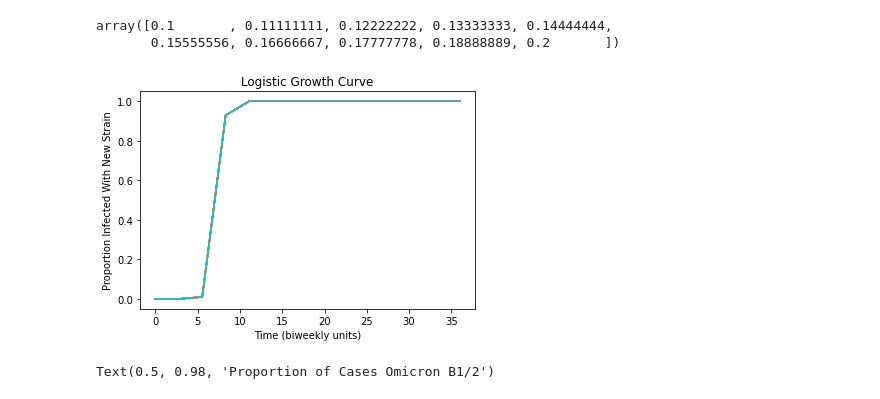
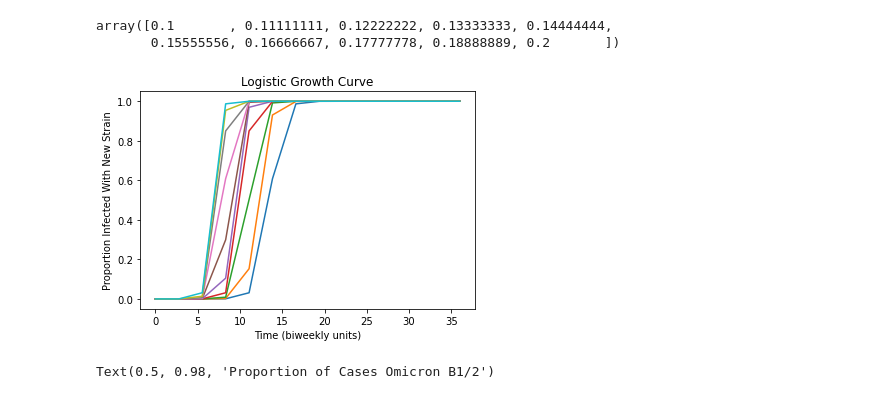
Before and after one commit to JennyHuang19/DOMATH_2022_COVID_MODELING, a Jupyter notebook: is_beta_wave_consistent.ipynb, the cells around one changed output. Saved outputs shown, nothing was run; the diff lists cells and outputs as text; code cells hidden in the pictures.

Commit message:
added logistic transformation for x

```diff
--- a/is_beta_wave_consistent.ipynb
+++ b/is_beta_wave_consistent.ipynb
@@ -421,31 +412,31 @@ array([0.1       , 0.11111111, 0.12222222, 0.13333333, 0.14444444,
 # %%
 # Population size of USA
 N = 329000000
 
 for diff_beta in diff_beta_grid:
 
     # proportions of i_1 and i_2
     prop_i_2 = 1/N # initial proportion of variant 2: i_2/(i_2+i_1) (find what epsilon*N)
     x = [1-prop_i_2, prop_i_2] # (i_1/(i_2+i_1), i_2/(i_2+i_1))
 
 
     # Time units
     days = 14*36 # two weeks * 36
     steps = 14 # every 2 weeks
     T = np.linspace(0,days,steps)
 
     # Integrate (aka solve) the ODE; the logistic_vector is the solution.
-    logistic_vector = odeint(L, x, T, args=(0.185,gamma))
+    logistic_vector = odeint(L, x, T, args=(diff_beta, gamma))
 
     i_logistic_curve = logistic_vector[:,1]
 
     # plot
     plt.plot(T/14,i_logistic_curve,label="Logistic Growth")
     plt.xlabel('Time (biweekly units)')
     plt.ylabel('Proportion Infected With New Strain')
     plt.title('Logistic Growth Curve')
 # %% [output]
-[figure, old version]
+[figure, new version]
 # %%
 # Data From True Omicron Props.
 fig, ax = plt.subplots()
```
Also changed, not shown: parts of 17 cells of this notebook.
